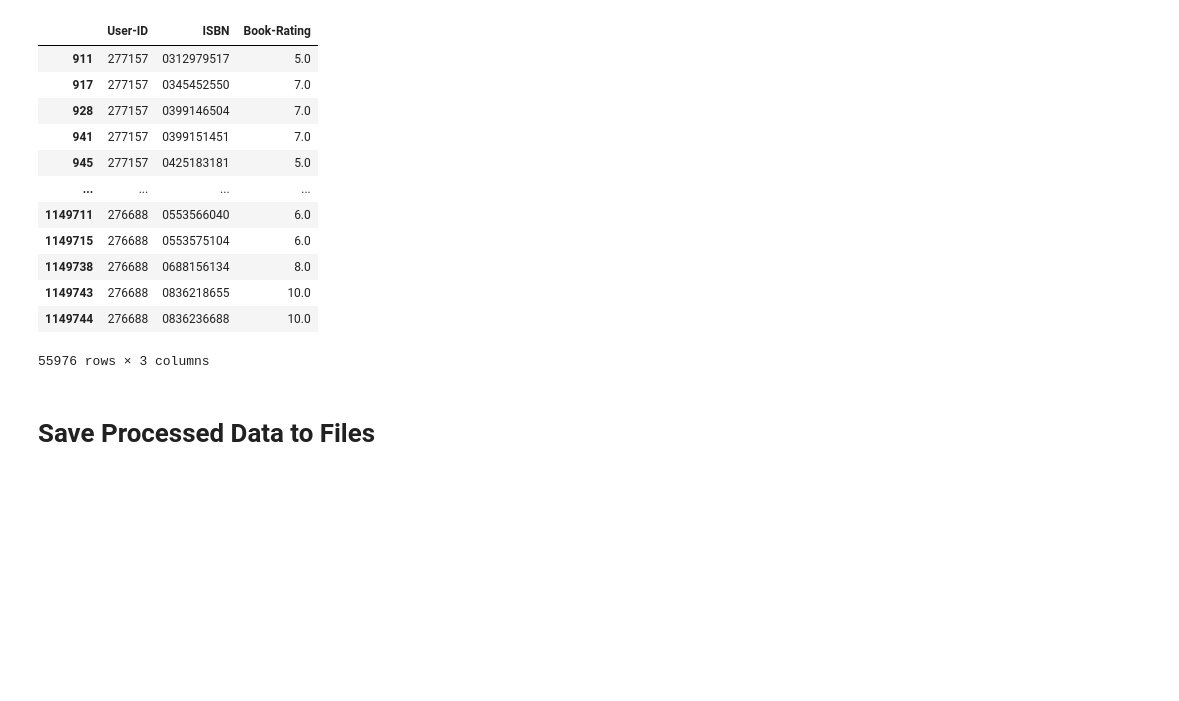
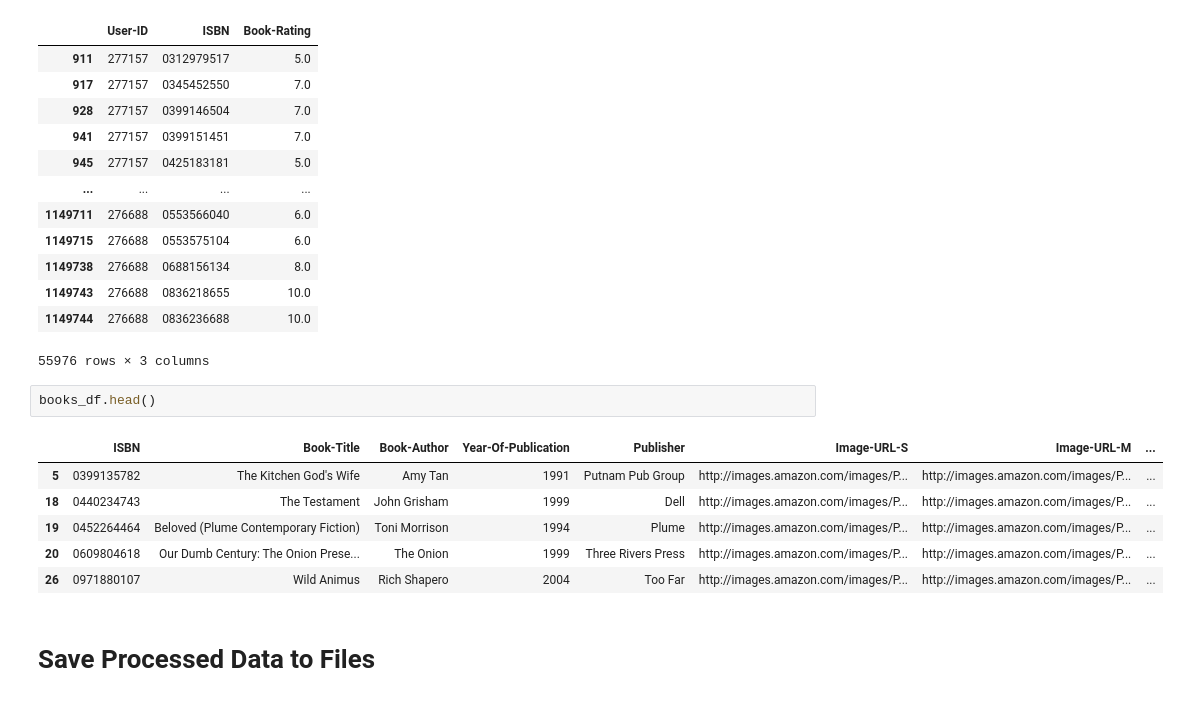
Before and after one commit to youssefeltesh21/depi-proj, a Jupyter notebook: notebooks/eda_preprocessing.ipynb, the cells around one changed output. Saved outputs shown, nothing was run; the diff lists cells and outputs as text; blank space fills up the shorter version.

```diff
--- a/notebooks/eda_preprocessing.ipynb
+++ b/notebooks/eda_preprocessing.ipynb
@@ -309,6 +309,15 @@ ratings_df  # Display the final ratings dataframe
 | 1149743 | 276688 | 0836218655 | 10.0 |
 | 1149744 | 276688 | 0836236688 | 10.0 |
 55976 rows × 3 columns
+# %%
+books_df.head()
+# %% [output]
+|  | ISBN | Book-Title | Book-Author | Year-Of-Publication | Publisher | Image-URL-S | Image-URL-M | ... |
+| 5 | 0399135782 | The Kitchen God's Wife | Amy Tan | 1991 | Putnam Pub Group | http://images.amazon.com/images/P... | http://images.amazon.com/images/P... | ... |
+| 18 | 0440234743 | The Testament | John Grisham | 1999 | Dell | http://images.amazon.com/images/P... | http://images.amazon.com/images/P... | ... |
+| 19 | 0452264464 | Beloved (Plume Contemporary Fiction) | Toni Morrison | 1994 | Plume | http://images.amazon.com/images/P... | http://images.amazon.com/images/P... | ... |
+| 20 | 0609804618 | Our Dumb Century: The Onion Prese... | The Onion | 1999 | Three Rivers Press | http://images.amazon.com/images/P... | http://images.amazon.com/images/P... | ... |
+| 26 | 0971880107 | Wild Animus | Rich Shapero | 2004 | Too Far | http://images.amazon.com/images/P... | http://images.amazon.com/images/P... | ... |
 # %% [markdown]
 # Save Processed Data to Files
 # %%
```
Also changed, not shown: 4 other files.
